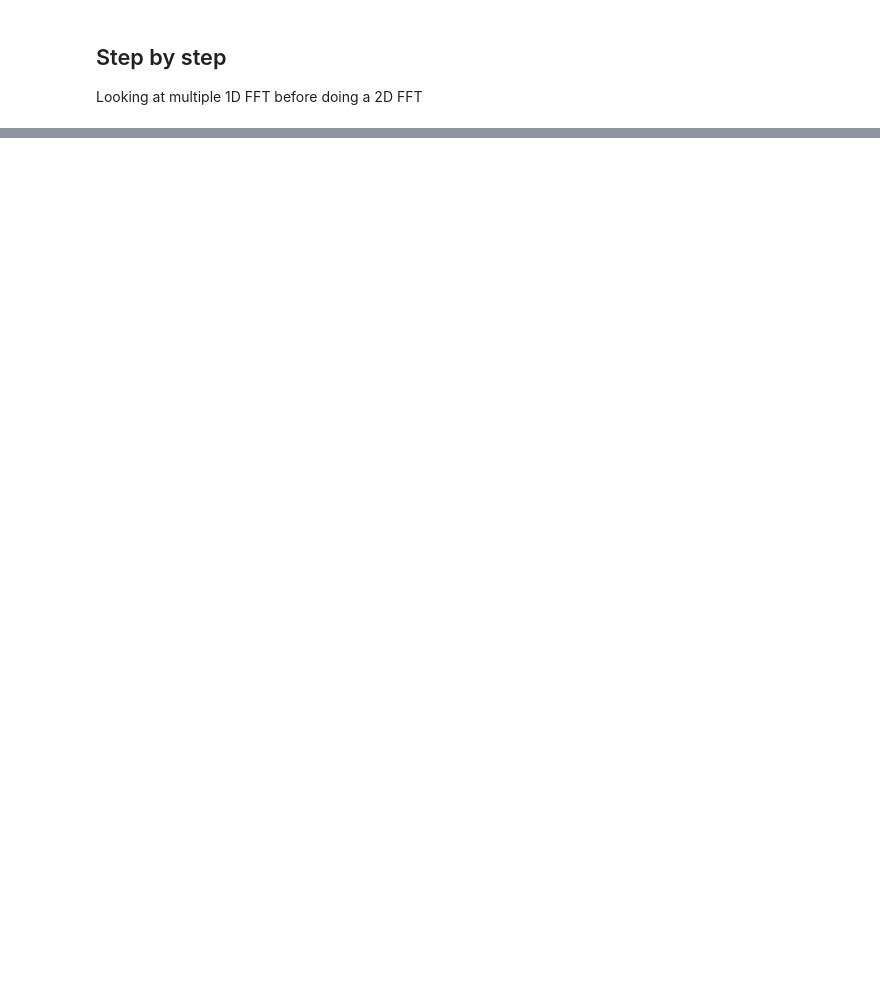
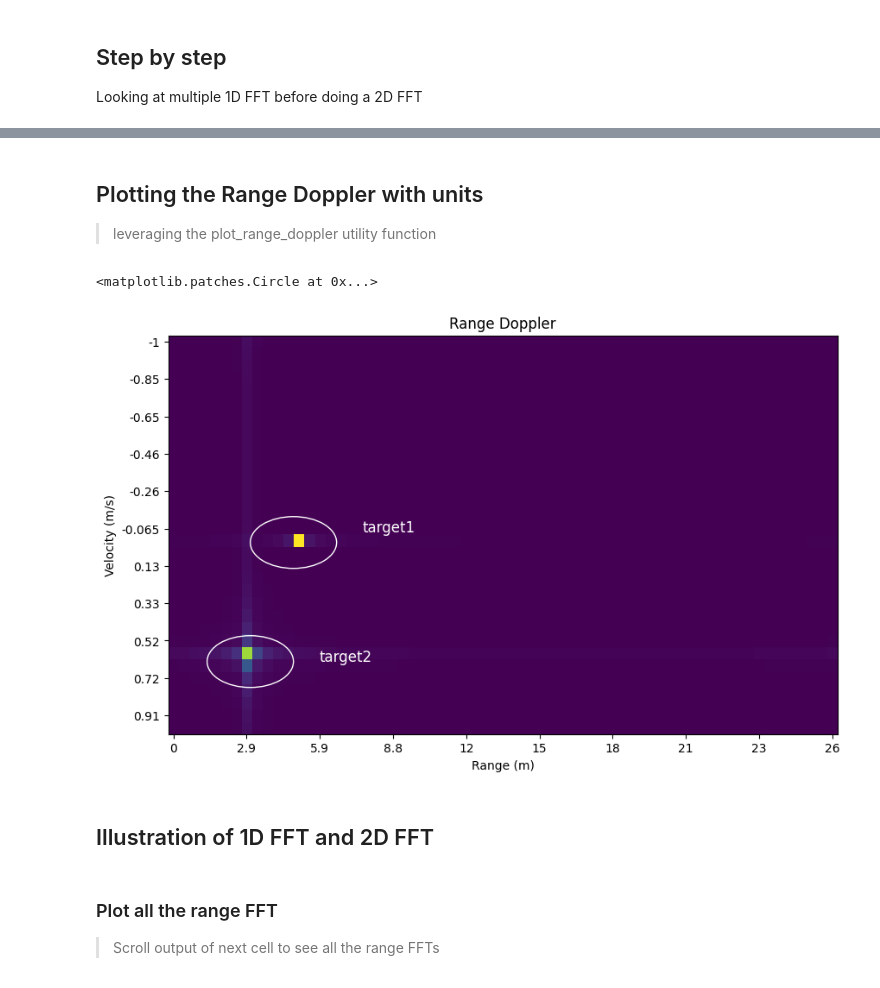
Before and after one commit to matt-chv/mmWrt, a Jupyter notebook: docs/Speed.ipynb, the cells around one changed output, grey strips where cells are left out. Drawn from its saved outputs; the diff is of its cells as text; code cells hidden in the pictures; blank space fills up the shorter version.

```diff
--- a/docs/Speed.ipynb
+++ b/docs/Speed.ipynb
@@ -75,3 +95,27 @@ plt.imshow(Data_fft2[0:NC//2,0:42//2])
+# %% [markdown]
+## Plotting the Range Doppler with units
+
+> leveraging the plot_range_doppler utility function
+# %%
+from mmWrt.Plots import plot_range_doppler
+fig, _, _ = plot_range_doppler(bb["adc_cube"][0,:,0,0,:], radar, no_speed_shift=False)
+
+# add comments in picture
+fig.text(0.35, 0.5, "target1", color="white", fontsize=12)
+target1 = plt.Circle((0.27, 0.48), 0.05, fill=False, color="white")
+fig.text(0.30, 0.25, "target2", color="white", fontsize=12)
+target2 = plt.Circle((0.22, 0.25), 0.05, fill=False, color="white")
+fig.add_artist(target1)
+fig.add_artist(target2)
+# %% [output]
+<matplotlib.patches.Circle at 0x...>
+[figure, added]
+# %% [markdown]
+## Illustration of 1D FFT and 2D FFT
+# %% [markdown]
+### Plot all the range FFT
+
+> Scroll output of next cell to see all the range FFTs
 # %%
 bb = rt_points(radar, targets, debug=debug_ON)
 cmap = cm.get_cmap(name='CMRmap_r')
```
Also changed, not shown: parts of 8 cells of this notebook, 16 other files.
